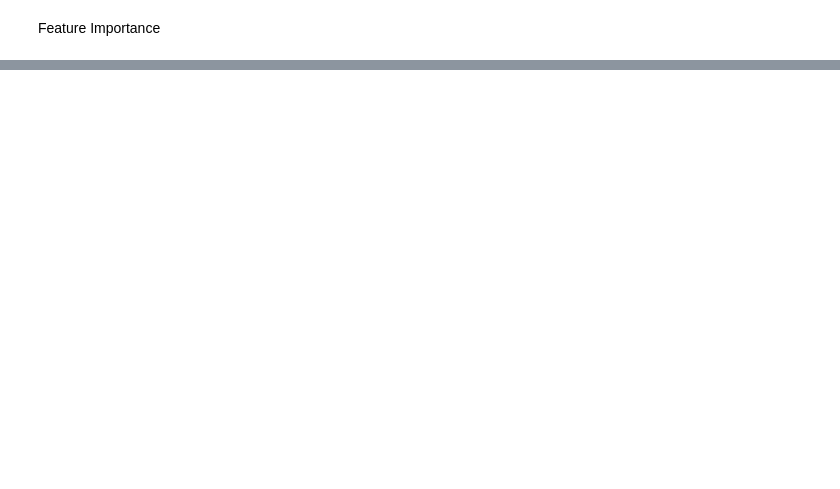
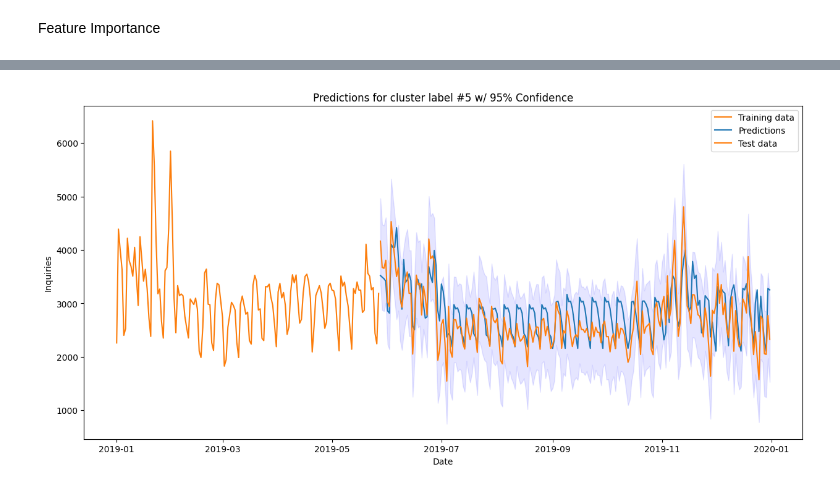
Before and after one commit to napolion2000/Call-Count-Forecasting, a Jupyter notebook: 05-Clustering/02_ClusterPredictions.ipynb, the cells around one changed output, grey strips where cells are left out. Drawn from its saved outputs; the diff is of its cells as text; code cells hidden in the pictures; blank space fills up the shorter version.

```diff
--- a/05-Clustering/02_ClusterPredictions.ipynb
+++ b/05-Clustering/02_ClusterPredictions.ipynb
@@ -507,0 +522,2 @@ plt.show()
+# %%
+daily_5_cluster_df = get_features(daily_5_cluster_df,7)
@@ -507,0 +528,3 @@ plt.show()
+# %%
+final_5_df  = daily_5_cluster_df.drop(columns=['weekday', 'index']).fillna(0)
+final_5_df.columns
@@ -507,0 +703,9 @@ plt.show()
+# %%
+train_rf_5 = pd.DataFrame()
+train_rf_5['actual_data'] = y_train
+train_rf_5['predictions'] = train_pred_5
+test_rf_5 = pd.DataFrame()
+test_rf_5['actual_data'] = y_test
+test_rf_5['predictions'] = test_pred_5
+train_rf_5['residuals'] = train_rf_5['actual_data'] - train_rf_5['predictions']
+test_rf_5['residuals'] = test_rf_5['actual_data'] - test_rf_5['predictions']
@@ -507,0 +721,18 @@ plt.show()
+# %%
+new_plot=train_rf_5[train_rf_5.index.year == 2019]
+# %%
+RMSFE = np.sqrt(sum([x**2 for x in test_rf_5['residuals'] ]) / len(test_rf_5['residuals'] ))
+band_size = 1.96*RMSFE
+
+fig, ax = plt.subplots(figsize=(15,7))
+ax.plot(new_plot.index, new_plot['actual_data'], color='#fc7d0b', label='Training data')
+ax.plot(test_rf_5.index, test_rf_5['predictions'], label='Predictions')
+ax.plot(test_rf_5.index, test_rf_5['actual_data'], label='Test data')
+ax.fill_between(test_rf_5.index, (test_rf_5['actual_data']-band_size), (test_rf_5['actual_data']+band_size), color='b', alpha=.1)
+ax.set_title("Predictions for cluster label #5 w/ 95% Confidence")
+ax.set_xlabel('Date')
+ax.set_ylabel('Inquiries')
+plt.legend()
+plt.show()
+# %% [output]
+[figure, added]
```
Also changed, not shown: parts of 158 cells of this notebook.
